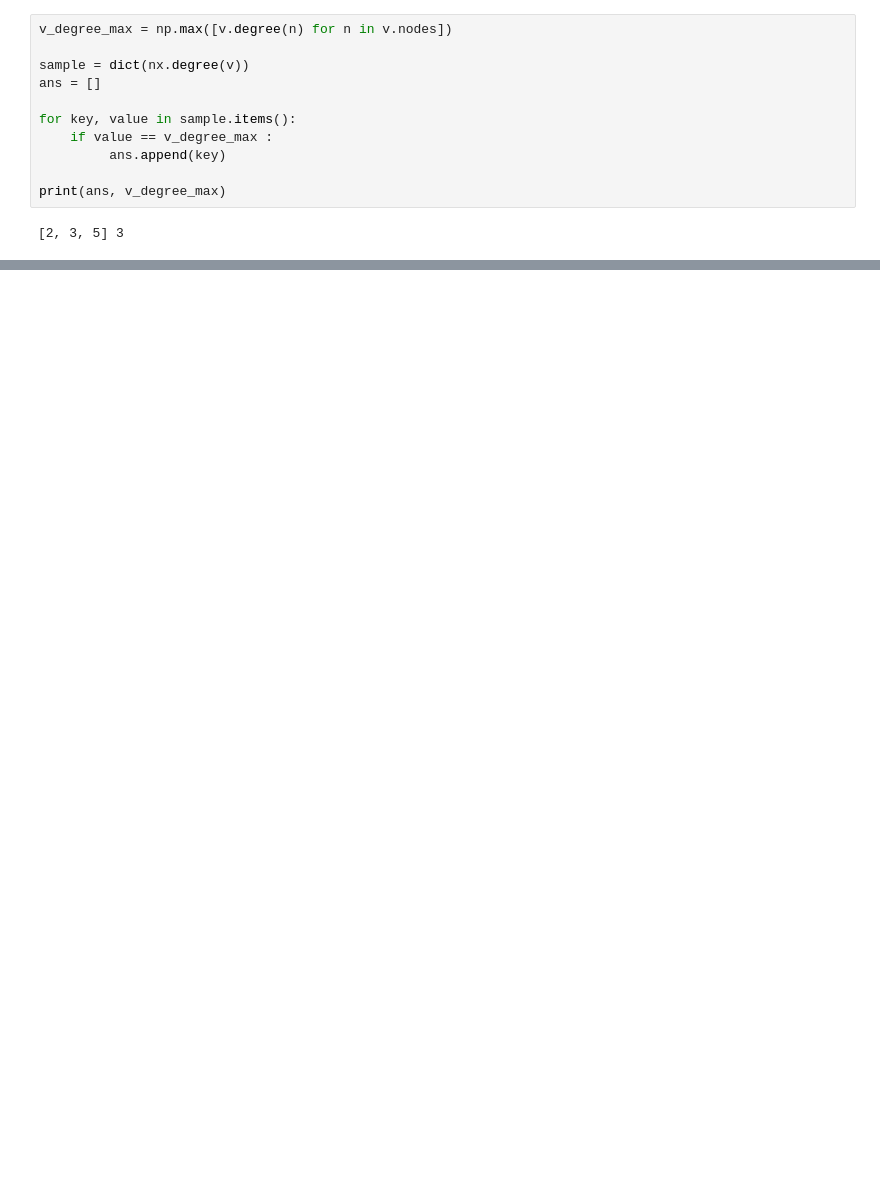
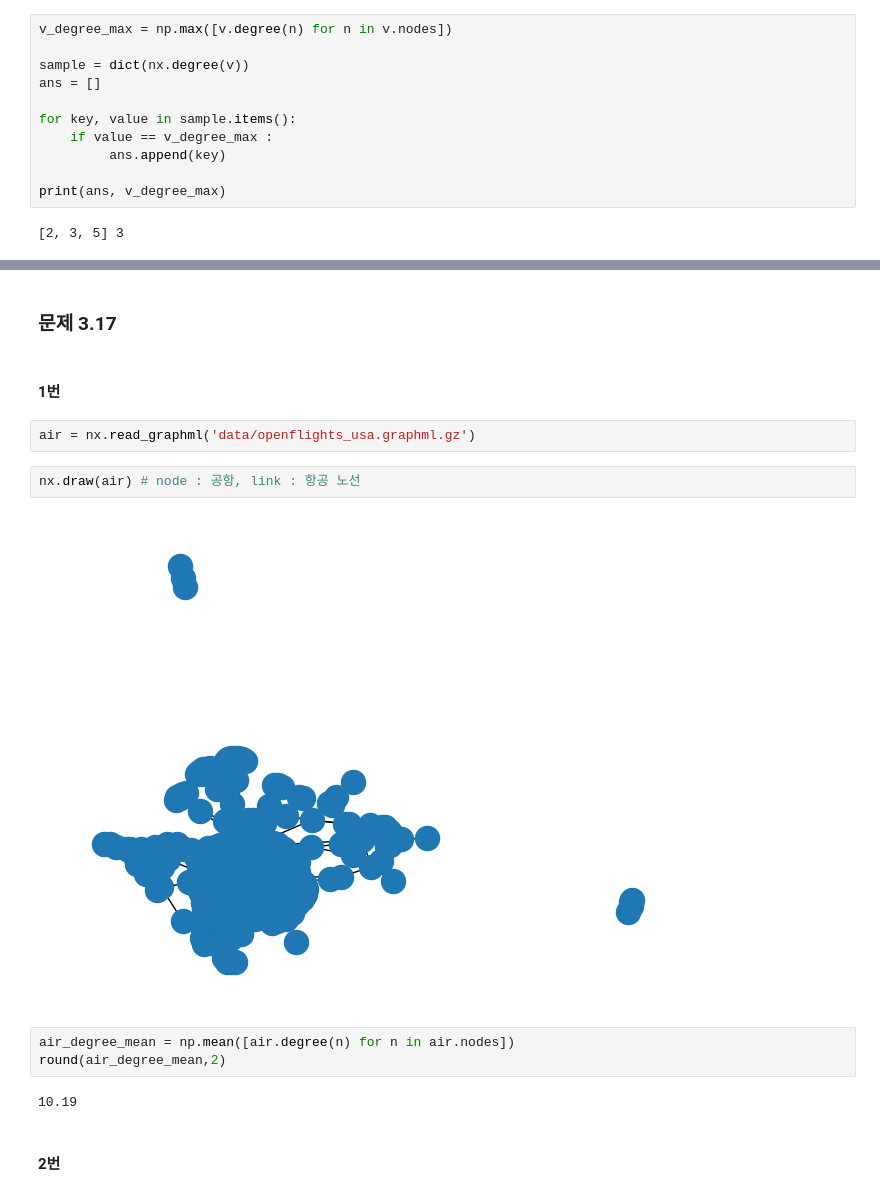
Before and after one commit to hr1588/network, a Jupyter notebook: 3장.ipynb, the cells around one changed output, grey strips where cells are left out. Saved outputs shown, nothing was run; the diff lists cells and outputs as text; blank space fills up the shorter version.

```diff
--- a/3장.ipynb
+++ b/3장.ipynb
@@ -136,2 +138,19 @@ get_max_value(v_cc)
 # %% [output]
 [2]
+# %% [markdown]
+### 문제 3.17
+# %% [markdown]
+#### 1번
+# %%
+air = nx.read_graphml('data/openflights_usa.graphml.gz')
+# %%
+nx.draw(air) # node : 공항, link : 항공 노선
+# %% [output]
+[figure, added]
+# %%
+air_degree_mean = np.mean([air.degree(n) for n in air.nodes])
+round(air_degree_mean,2)
+# %% [output]
+10.19
+# %% [markdown]
+#### 2번
```
Also changed, not shown: parts of 18 cells of this notebook.
